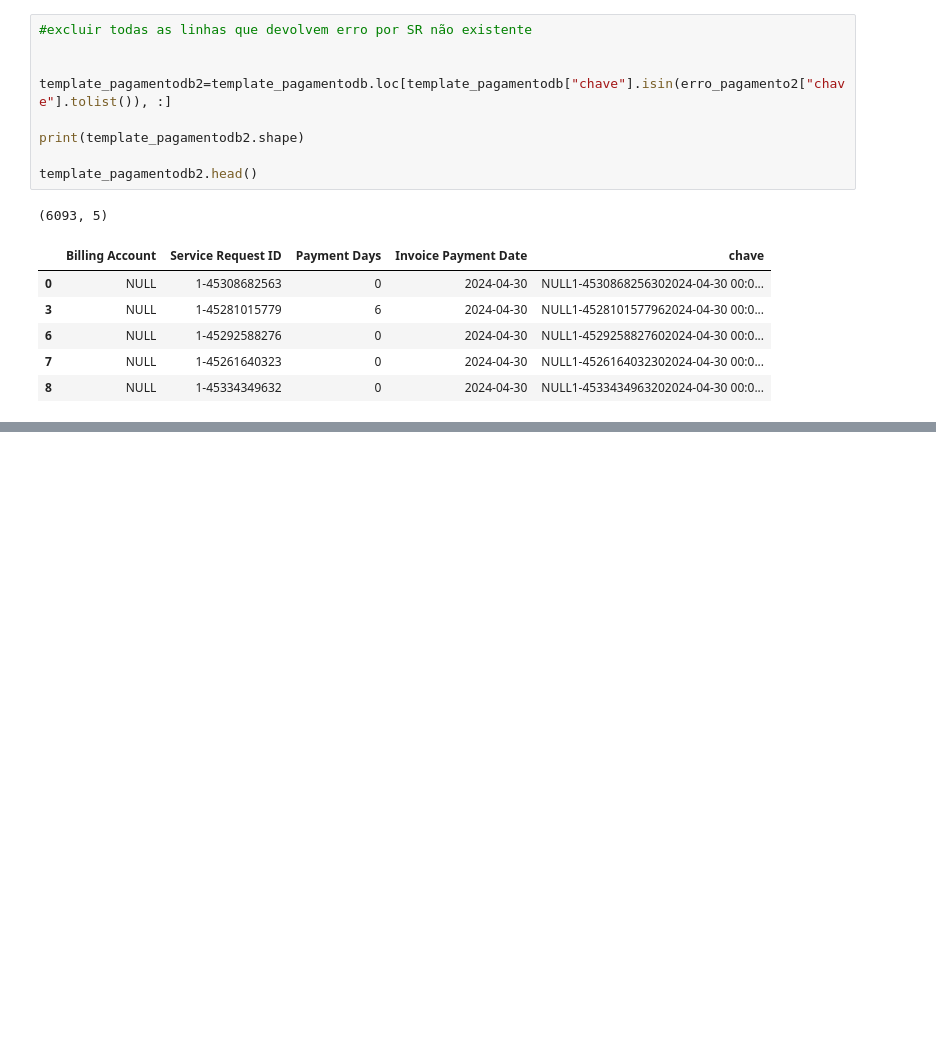
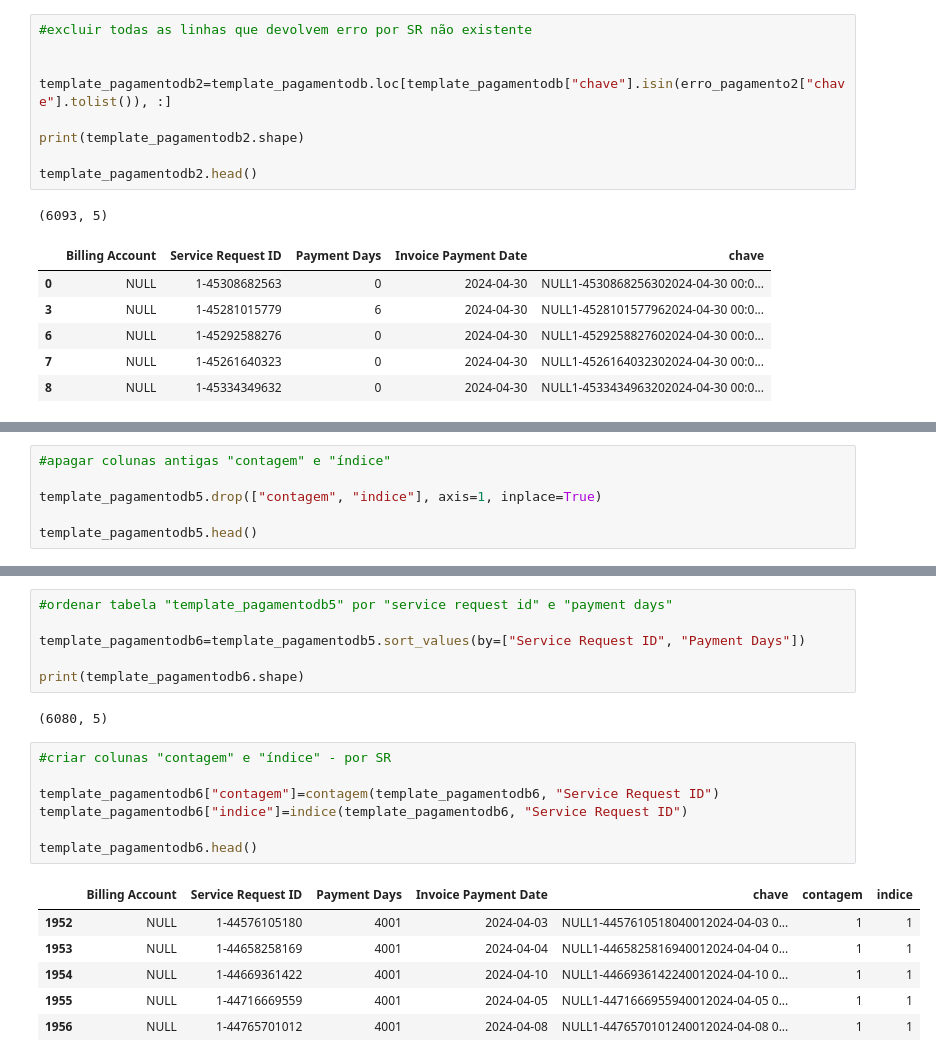
Before and after one commit to josepmatias/nos_reten-ao, a Jupyter notebook: actividades extra.ipynb, the cells around one changed output, grey strips where cells are left out. Cells and saved outputs as stored; diff of their text form; blank space fills up the shorter version.

```diff
--- a/actividades extra.ipynb
+++ b/actividades extra.ipynb
@@ -503,0 +538,6 @@ template_pagamentodb3=template_pagamentodb2.drop_duplicates()
+# %%
+#apagar colunas antigas "contagem" e "índice"
+
+template_pagamentodb5.drop(["contagem", "indice"], axis=1, inplace=True)
+
+template_pagamentodb5.head()
@@ -503,0 +551,22 @@ template_pagamentodb3=template_pagamentodb2.drop_duplicates()
+# %%
+#ordenar tabela "template_pagamentodb5" por "service request id" e "payment days"
+
+template_pagamentodb6=template_pagamentodb5.sort_values(by=["Service Request ID", "Payment Days"])
+
+print(template_pagamentodb6.shape)
+# %% [output]
+(6080, 5)
+# %%
+#criar colunas "contagem" e "índice" - por SR
+
+template_pagamentodb6["contagem"]=contagem(template_pagamentodb6, "Service Request ID")
+template_pagamentodb6["indice"]=indice(template_pagamentodb6, "Service Request ID")
+
+template_pagamentodb6.head()
+# %% [output]
+|  | Billing Account | Service Request ID | Payment Days | Invoice Payment Date | chave | contagem | indice |
+| 1952 | NULL | 1-44576105180 | 4001 | 2024-04-03 | NULL1-4457610518040012024-04-03 0... | 1 | 1 |
+| 1953 | NULL | 1-44658258169 | 4001 | 2024-04-04 | NULL1-4465825816940012024-04-04 0... | 1 | 1 |
+| 1954 | NULL | 1-44669361422 | 4001 | 2024-04-10 | NULL1-4466936142240012024-04-10 0... | 1 | 1 |
+| 1955 | NULL | 1-44716669559 | 4001 | 2024-04-05 | NULL1-4471666955940012024-04-05 0... | 1 | 1 |
+| 1956 | NULL | 1-44765701012 | 4001 | 2024-04-08 | NULL1-4476570101240012024-04-08 0... | 1 | 1 |
```
Also changed, not shown: parts of 6 cells of this notebook.
